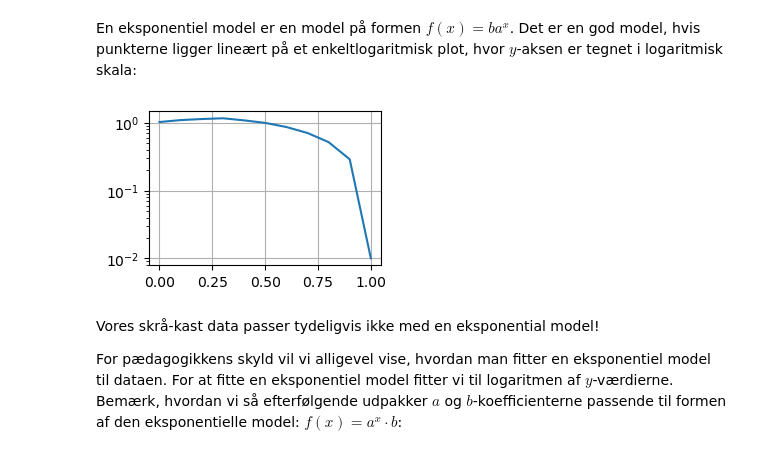
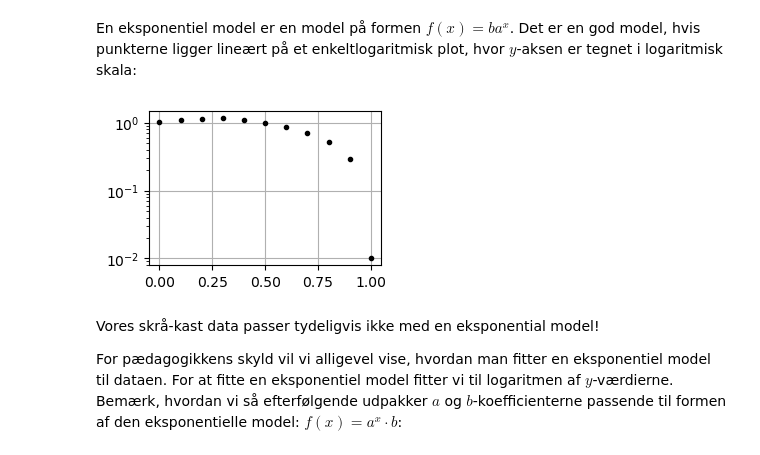
Before and after one commit to runehoejlund/ida-python-for-begyndere, a Jupyter notebook: 01-worksheet.ipynb, the cells around one changed output. Drawn from its saved outputs; the diff is of its cells as text; code cells hidden in the pictures.

```diff
--- a/01-worksheet.ipynb
+++ b/01-worksheet.ipynb
@@ -769,11 +782,11 @@ Som forventet er den lineære regression en dårlig model til dette datasæt.
 En eksponentiel model er en model på formen $f(x)=b a^x$. Det er en god model, hvis punkterne ligger lineært på et enkeltlogaritmisk plot, hvor $y$-aksen er tegnet i logaritmisk skala:
 # %%
 plt.figure(figsize=(3,2))
-plt.plot(x, y)
+plt.plot(x, y, 'k.')
 plt.gca().set_yscale('log')
 plt.grid()
 # %% [output]
-[figure, old version]
+[figure, new version]
 # %% [markdown]
 Vores skrå-kast data passer tydeligvis ikke med en eksponential model!
 
```
Also changed, not shown: parts of 19 cells of this notebook, 1 other file.
